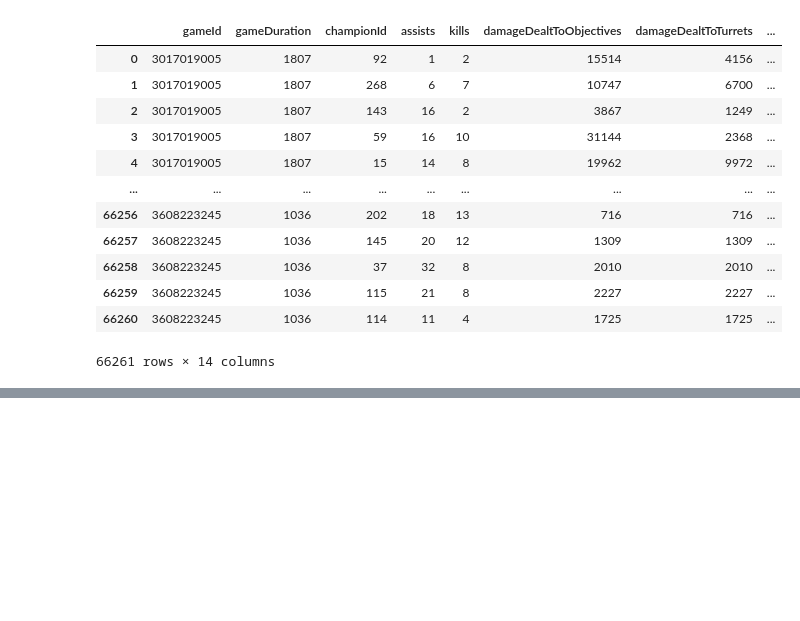
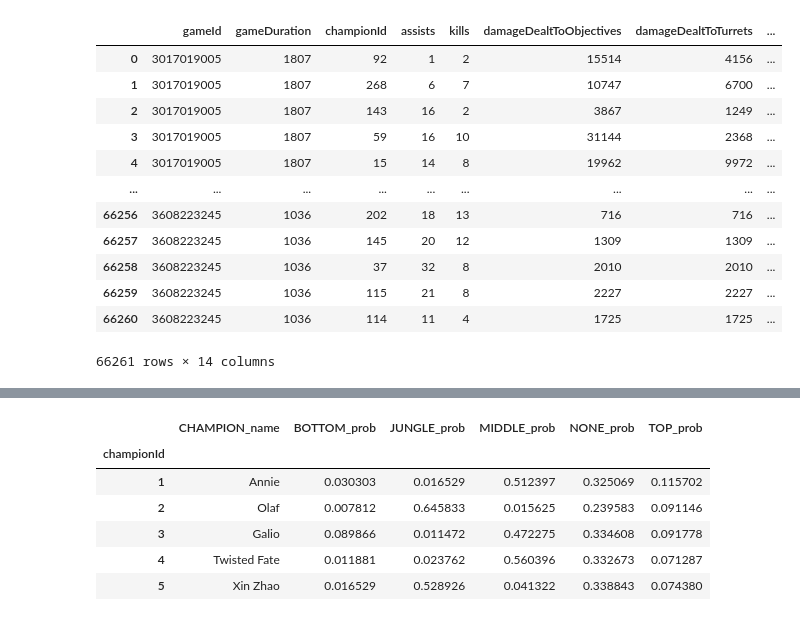
Before and after one commit to Zhizhizhi997/DSCI553_Project, a Jupyter notebook: src/match_process.ipynb, the cells around one changed output, grey strips where cells are left out. Cells and saved outputs as stored; diff of their text form; code cells hidden in the pictures; blank space fills up the shorter version.

```diff
--- a/src/match_process.ipynb
+++ b/src/match_process.ipynb
@@ -128,0 +142,23 @@ champions_pd
+# %%
+## pick probability of each lane
+presence = champions_pd.groupby('championId')['gameId'].count()
+role_prob = champions_pd.groupby(['championId','lane'])[['gameId']].count()
+
+role_prob = role_prob.unstack().fillna(0)
+for i in range(5):
+    role_prob.iloc[:,i] /= presence
+role_prob.columns = [x + '_prob' for x in role_prob.columns.levels[1]]
+
+
+ids = list(role_prob.index)
+champion_names = [ champion_item[id_]   for id_ in ids]
+role_prob.insert(0,'CHAMPION_name',champion_names)
+role_prob.head()
+# %% [output]
+|  | CHAMPION_name | BOTTOM_prob | JUNGLE_prob | MIDDLE_prob | NONE_prob | TOP_prob |
+| championId |  |  |  |  |  |  |
+| 1 | Annie | 0.030303 | 0.016529 | 0.512397 | 0.325069 | 0.115702 |
+| 2 | Olaf | 0.007812 | 0.645833 | 0.015625 | 0.239583 | 0.091146 |
+| 3 | Galio | 0.089866 | 0.011472 | 0.472275 | 0.334608 | 0.091778 |
+| 4 | Twisted Fate | 0.011881 | 0.023762 | 0.560396 | 0.332673 | 0.071287 |
+| 5 | Xin Zhao | 0.016529 | 0.528926 | 0.041322 | 0.338843 | 0.074380 |
```
Also changed, not shown: parts of 4 cells of this notebook.
